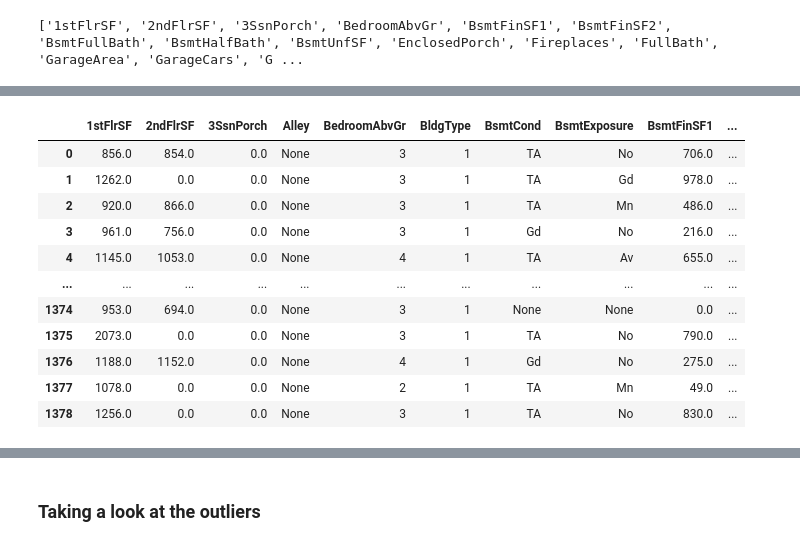
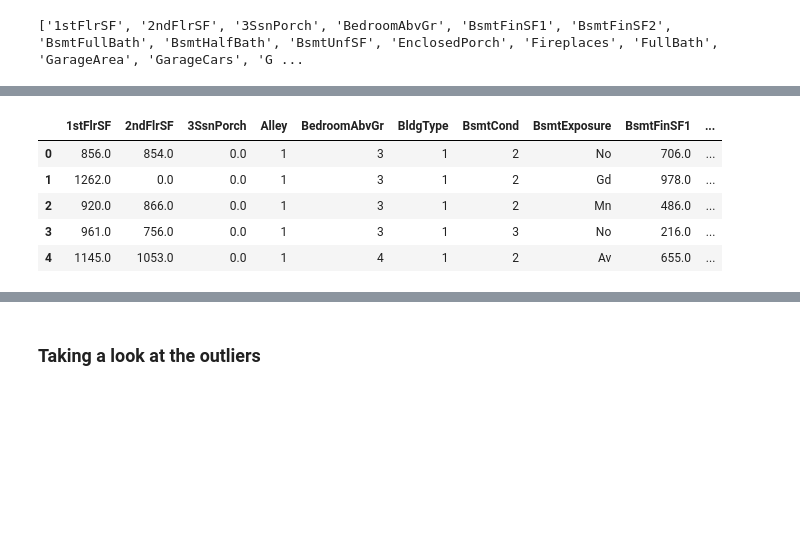
Before and after one commit to Guilherme-pdz/ML-Project, a Jupyter notebook: explore.ipynb, the cells around one changed output, grey strips where cells are left out. Cells and saved outputs as stored; diff of their text form; code cells hidden in the pictures; blank space fills up the shorter version.

```diff
--- a/explore.ipynb
+++ b/explore.ipynb
@@ -130,42 +118,79 @@ Name: SaleType, dtype: int64
+# %%
+#data = data.drop(data[data['Heating'].isin(['Wall', 'Grav', 'OthW', 'Floor'])].index)
+
+
+# Contar o número de ocorrências de cada valor
+value_counts = data['Exterior2nd'].value_counts()
+
+# Filtrar as linhas do DataFrame que contêm um valor que aparece menos de 30 vezes
+values_to_drop = value_counts[value_counts < 10].index
+data = data[~data['Exterior2nd'].isin(values_to_drop)]
+# %%
+# Contar o número de ocorrências de cada valor
+value_counts = data['Foundation'].value_counts()
+
+# Filtrar as linhas do DataFrame que contêm um valor que aparece menos de 30 vezes
+values_to_drop = value_counts[value_counts < 30].index
+data = data[~data['Foundation'].isin(values_to_drop)]
 # %%
 # giving weight to some categorical features
 
 # dict to transform the features
 eq = {"Fa": 1, "TA": 2, "Gd": 3, "Ex": 4}
 bt = {"1Fam": 1, "2fmCon": 2, "Duplex": 3, "Twnhs": 4, "TwnhsE": 5}
 ls = {"Gtl": 1, "Mod": 2, "Sev": 3}
 mvt = {"None": 1, "BrkFace": 2, "Stone": 3, "BrkCmn": 4}
 lc = {"Inside": 1, "Corner": 2, "CulDSac": 3, "FR2": 4, "FR3": 5}
 bft1 = {"None": 0, "LwQ": 1, "Rec": 2, "BLQ": 3, "ALQ": 4, "GLQ": 5}
 bft2 = {"None": 0, "Unf": 1, "LwQ": 2, "Rec": 3, "BLQ": 4, "ALQ": 5, "GLQ": 6}
 kq = {"Fa": 1, "TA": 2, "Gd": 3, "Ex": 4}
+gq = {"Po": 1, "Fa": 2, "TA": 3, "Gd": 4, "Ex": 5}
+al = {"None": 1, "Grvl": 2, "Pave": 3}
+fu = {"Sev": 1, "Maj2": 2, "Maj1": 3, "Mod": 4, "Min1": 5, "Min2": 6, "Typ": 7}
+fo = {"PConc": 1, "CBlock": 2, "BrkTil": 3}
+bq = {"None": 0, "Fa": 1, "TA": 2, "Gd": 3, "Ex": 4}
+sc = {"AdjLand": 0, "Alloca": 1, "Family": 2, "Abnorml": 3, "Partial": 4, "Normal": 5}
+msz = {"C (all)": 0, "RH": 1, "FV": 2, "RM": 3, "RL": 4}
+hqc = {"Po": 0, "Fa": 1, "TA": 2, "Gd": 3, "Ex": 4}
+ec = {"Fa": 1, "TA": 2, "Gd": 3, "Ex": 4}
+fe = {"None": 1, "MnWw": 2, "GdWo": 3, "MnPrv": 4, "GdPrv": 5}
+bsc = {"None": 0, "Fa": 1, "TA": 2, "Gd": 3}
+lots = {"IR3": 0, "IR2": 1, "IR1": 2, "Reg": 3}
+gf = {"Unf": 0, "RFn": 1, "Fin": 2}
+
+
+
+# replace categorical value
+data['ExterQual'] = data['ExterQual'].replace(eq).astype(int)
+data['BldgType'] = data['BldgType'].replace(bt).astype(int)
+data['LandSlope'] = data['LandSlope'].replace(ls).astype(int)
+data['MasVnrType'] = data['MasVnrType'].replace(mvt).astype(int)
+data['LotConfig'] = data['LotConfig'].replace(lc).astype(int)
+data['BsmtFinType1'] = data['BsmtFinType1'].replace(bft1).astype(int)
+data['BsmtFinType2'] = data['BsmtFinType2'].replace(bft2).astype(int)
+data['KitchenQual'] = data['KitchenQual'].replace(kq).astype(int)
+data['GarageQual'] = data['GarageQual'].replace(gq).astype(int)
+data['Alley'] = data['Alley'].replace(al).astype(int)
+data['Functional'] = data['Functional'].replace(fu).astype(int)
+data['Foundation'] = data['Foundation'].replace(fo).astype(int)
+data['BsmtQual'] = data['BsmtQual'].replace(bq).astype(int)
+data['SaleCondition'] = data['SaleCondition'].replace(sc).astype(int)
+data['MSZoning'] = data['MSZoning'].replace(msz).astype(int)
+data['HeatingQC'] = data['HeatingQC'].replace(hqc).astype(int)
+data['ExterCond'] = data['ExterCond'].replace(ec).astype(int)
+data['Fence'] = data['Fence'].replace(fe).astype(int)
+data['BsmtCond'] = data['BsmtCond'].replace(bsc).astype(int)
+data['LotShape'] = data['LotShape'].replace(lots).astype(int)
+data['GarageFinish'] = data['GarageFinish'].replace(gf).astype(int)
 
 
 
 
-
-# replace categorical value
-data['ExterQual'] = data['ExterQual'].replace(eq)
-data['BldgType'] = data['BldgType'].replace(bt)
-data['MasVnrType'] = data['MasVnrType'].replace(mvt)
-data['LotConfig'] = data['LotConfig'].replace(lc)
-data['BsmtFinType1'] = data['BsmtFinType1'].replace(bft1)
-data['BsmtFinType2'] = data['BsmtFinType2'].replace(bft2)
-data['KitchenQual'] = data['KitchenQual'].replace(kq)
-
-
-
-data
+data.head(5)
 # %% [output]
 |  | 1stFlrSF | 2ndFlrSF | 3SsnPorch | Alley | BedroomAbvGr | BldgType | BsmtCond | BsmtExposure | BsmtFinSF1 | ... |
-| 0 | 856.0 | 854.0 | 0.0 | None | 3 | 1 | TA | No | 706.0 | ... |
-| 1 | 1262.0 | 0.0 | 0.0 | None | 3 | 1 | TA | Gd | 978.0 | ... |
-| 2 | 920.0 | 866.0 | 0.0 | None | 3 | 1 | TA | Mn | 486.0 | ... |
-| 3 | 961.0 | 756.0 | 0.0 | None | 3 | 1 | Gd | No | 216.0 | ... |
-| 4 | 1145.0 | 1053.0 | 0.0 | None | 4 | 1 | TA | Av | 655.0 | ... |
-| ... | ... | ... | ... | ... | ... | ... | ... | ... | ... | ... |
-| 1374 | 953.0 | 694.0 | 0.0 | None | 3 | 1 | None | None | 0.0 | ... |
-| 1375 | 2073.0 | 0.0 | 0.0 | None | 3 | 1 | TA | No | 790.0 | ... |
-| 1376 | 1188.0 | 1152.0 | 0.0 | None | 4 | 1 | Gd | No | 275.0 | ... |
-| 1377 | 1078.0 | 0.0 | 0.0 | None | 2 | 1 | TA | Mn | 49.0 | ... |
-| 1378 | 1256.0 | 0.0 | 0.0 | None | 3 | 1 | TA | No | 830.0 | ... |
+| 0 | 856.0 | 854.0 | 0.0 | 1 | 3 | 1 | 2 | No | 706.0 | ... |
+| 1 | 1262.0 | 0.0 | 0.0 | 1 | 3 | 1 | 2 | Gd | 978.0 | ... |
+| 2 | 920.0 | 866.0 | 0.0 | 1 | 3 | 1 | 2 | Mn | 486.0 | ... |
+| 3 | 961.0 | 756.0 | 0.0 | 1 | 3 | 1 | 3 | No | 216.0 | ... |
+| 4 | 1145.0 | 1053.0 | 0.0 | 1 | 4 | 1 | 2 | Av | 655.0 | ... |
```
Also changed, not shown: parts of 32 cells of this notebook.
